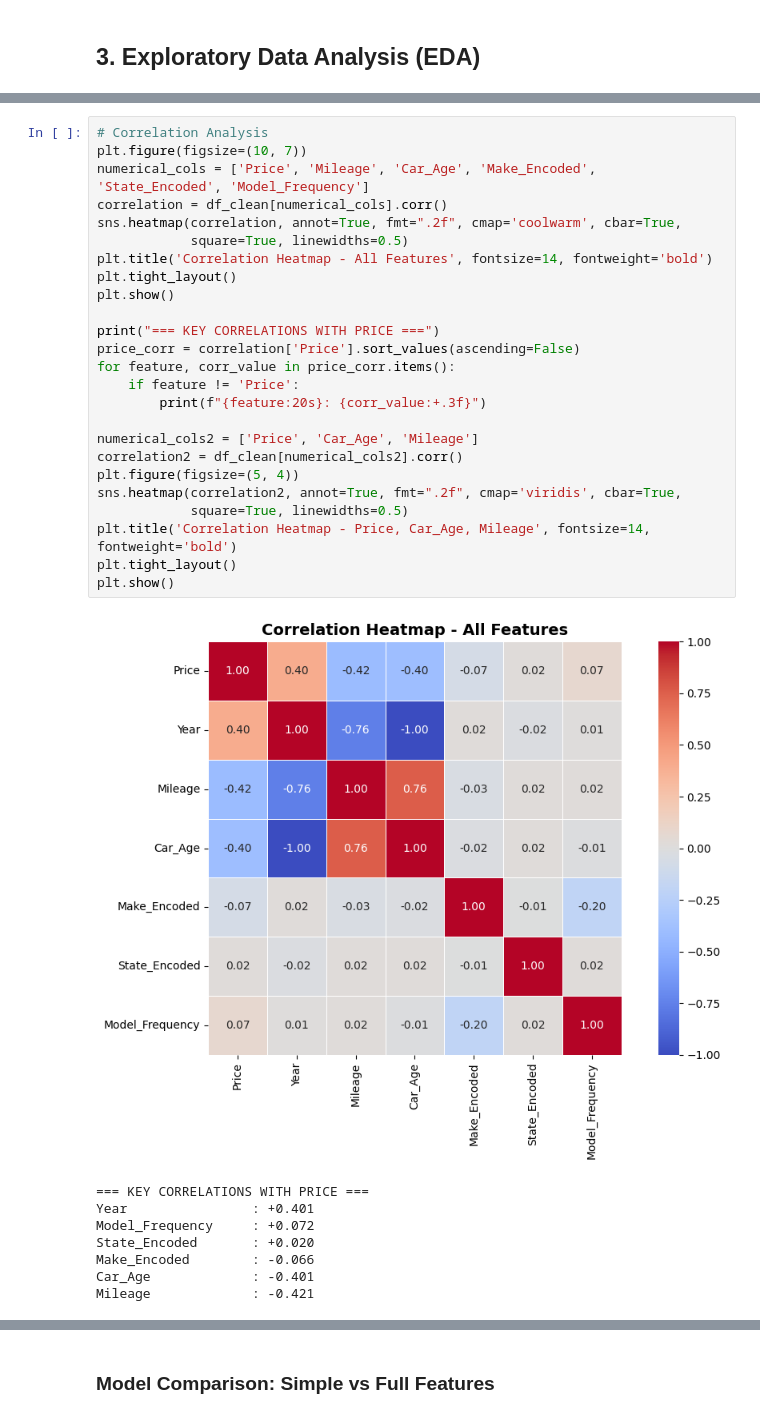
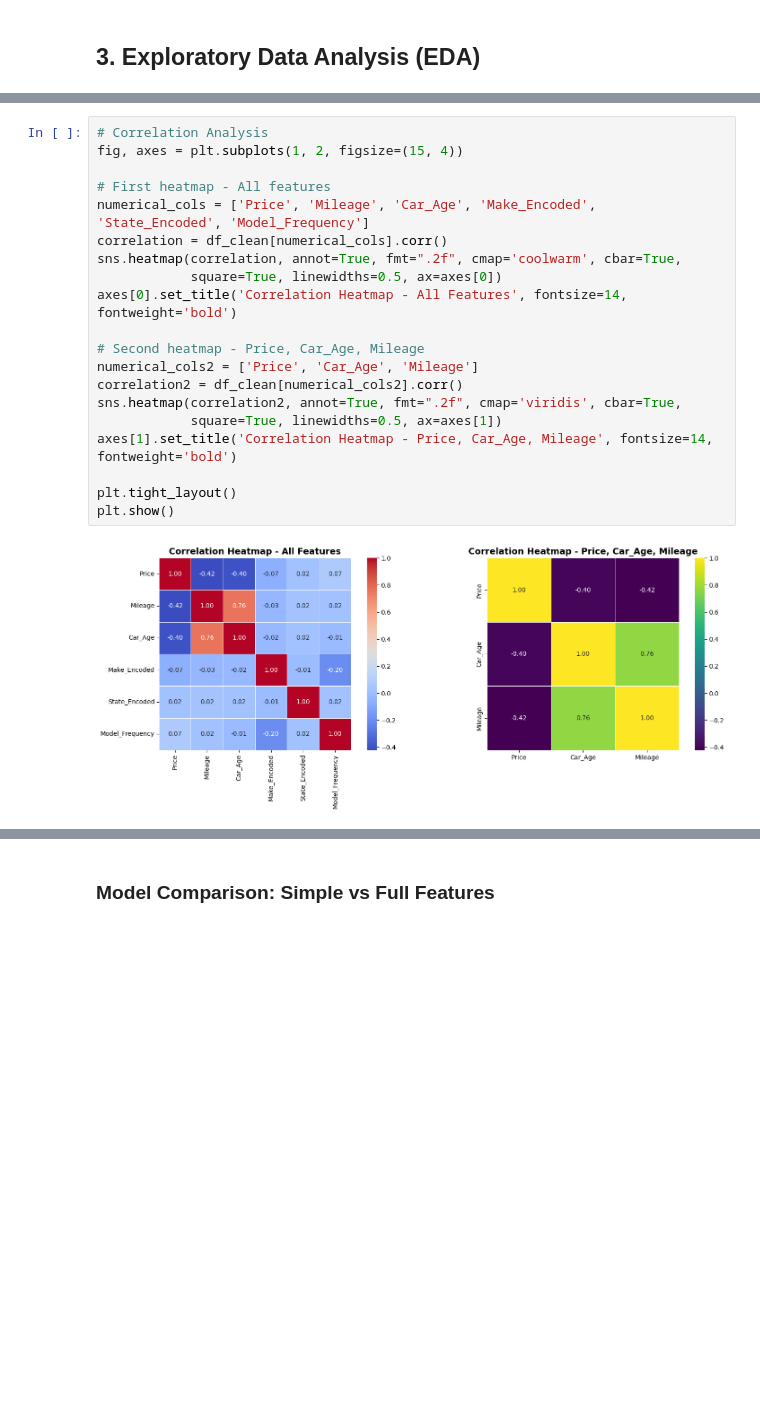
Before and after one commit to prettycoolflacko/Used_car_prediction-DS, a Jupyter notebook: cars.ipynb, the cells around one changed output, grey strips where cells are left out. Saved outputs shown, nothing was run; the diff lists cells and outputs as text; blank space fills up the shorter version.

```diff
--- a/cars.ipynb
+++ b/cars.ipynb
@@ -234,34 +217,22 @@ print(f"✓ Dataset ready for modeling: {df_clean.shape[0]:,} rows × {df_clean.
 # %%
 # Correlation Analysis
-plt.figure(figsize=(10, 7))
+fig, axes = plt.subplots(1, 2, figsize=(15, 4))
+
+# First heatmap - All features
 numerical_cols = ['Price', 'Mileage', 'Car_Age', 'Make_Encoded', 'State_Encoded', 'Model_Frequency']
 correlation = df_clean[numerical_cols].corr()
 sns.heatmap(correlation, annot=True, fmt=".2f", cmap='coolwarm', cbar=True,
-            square=True, linewidths=0.5)
-plt.title('Correlation Heatmap - All Features', fontsize=14, fontweight='bold')
+            square=True, linewidths=0.5, ax=axes[0])
+axes[0].set_title('Correlation Heatmap - All Features', fontsize=14, fontweight='bold')
+
+# Second heatmap - Price, Car_Age, Mileage
+numerical_cols2 = ['Price', 'Car_Age', 'Mileage']
+correlation2 = df_clean[numerical_cols2].corr()
+sns.heatmap(correlation2, annot=True, fmt=".2f", cmap='viridis', cbar=True,
+            square=True, linewidths=0.5, ax=axes[1])
+axes[1].set_title('Correlation Heatmap - Price, Car_Age, Mileage', fontsize=14, fontweight='bold')
+
 plt.tight_layout()
 plt.show()
-
-print("=== KEY CORRELATIONS WITH PRICE ===")
-price_corr = correlation['Price'].sort_values(ascending=False)
-for feature, corr_value in price_corr.items():
-    if feature != 'Price':
-        print(f"{feature:20s}: {corr_value:+.3f}")
-
-numerical_cols2 = ['Price', 'Car_Age', 'Mileage']
-correlation2 = df_clean[numerical_cols2].corr()
-plt.figure(figsize=(5, 4))
-sns.heatmap(correlation2, annot=True, fmt=".2f", cmap='viridis', cbar=True,
-            square=True, linewidths=0.5)
-plt.title('Correlation Heatmap - Price, Car_Age, Mileage', fontsize=14, fontweight='bold')
-plt.tight_layout()
-plt.show()
 # %% [output]
-[figure, old version]
+[figure, new version]
-=== KEY CORRELATIONS WITH PRICE ===
-Year                : +0.401
-Model_Frequency     : +0.072
-State_Encoded       : +0.020
-Make_Encoded        : -0.066
-Car_Age             : -0.401
-Mileage             : -0.421
```
Also changed, not shown: parts of 22 cells of this notebook.
